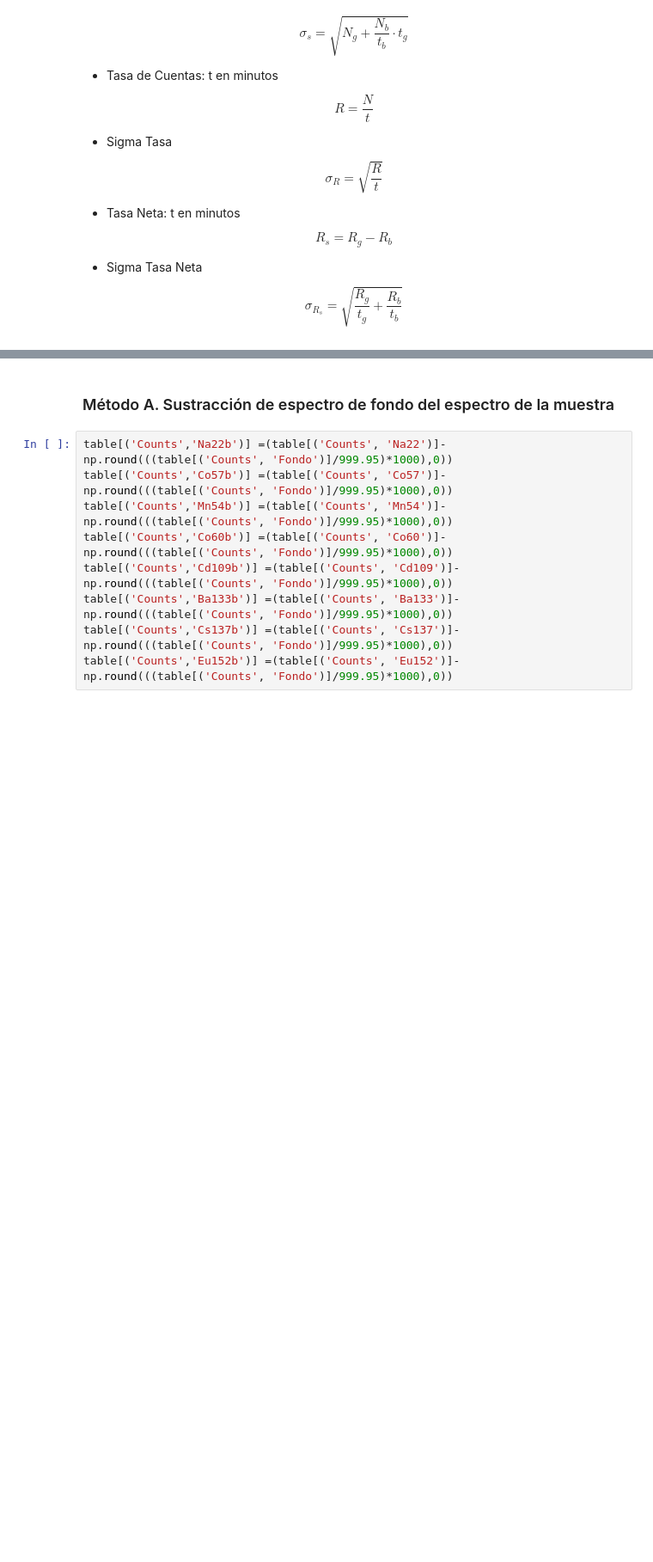
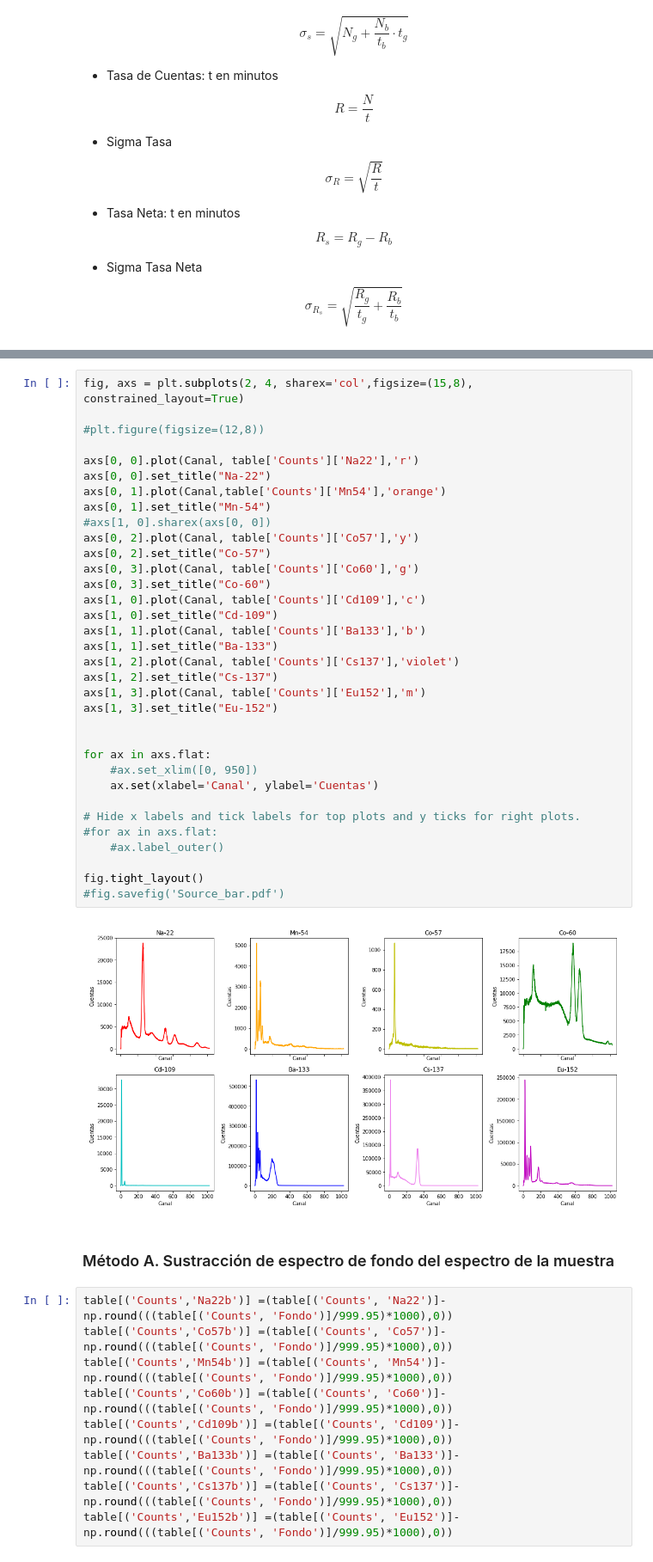
Before and after one commit to andreapy/Well--counter, a Jupyter notebook: Datos-Fondo.ipynb, the cells around one changed output, grey strips where cells are left out. Shown at 86% size. Cells and saved outputs as stored; diff of their text form; blank space fills up the shorter version.

```diff
--- a/Datos-Fondo.ipynb
+++ b/Datos-Fondo.ipynb
@@ -206,3 +206,39 @@ table = df.pivot(index ='Channel',columns ='RN')
+# %%
+fig, axs = plt.subplots(2, 4, sharex='col',figsize=(15,8), constrained_layout=True)
+
+#plt.figure(figsize=(12,8))
+
+axs[0, 0].plot(Canal, table['Counts']['Na22'],'r')
+axs[0, 0].set_title("Na-22")
+axs[0, 1].plot(Canal,table['Counts']['Mn54'],'orange')
+axs[0, 1].set_title("Mn-54")
+#axs[1, 0].sharex(axs[0, 0])
+axs[0, 2].plot(Canal, table['Counts']['Co57'],'y')
+axs[0, 2].set_title("Co-57")
+axs[0, 3].plot(Canal, table['Counts']['Co60'],'g')
+axs[0, 3].set_title("Co-60")
+axs[1, 0].plot(Canal, table['Counts']['Cd109'],'c')
+axs[1, 0].set_title("Cd-109")
+axs[1, 1].plot(Canal, table['Counts']['Ba133'],'b')
+axs[1, 1].set_title("Ba-133")
+axs[1, 2].plot(Canal, table['Counts']['Cs137'],'violet')
+axs[1, 2].set_title("Cs-137")
+axs[1, 3].plot(Canal, table['Counts']['Eu152'],'m')
+axs[1, 3].set_title("Eu-152")
+
+
+for ax in axs.flat:
+    #ax.set_xlim([0, 950])
+    ax.set(xlabel='Canal', ylabel='Cuentas')
+
+# Hide x labels and tick labels for top plots and y ticks for right plots.
+#for ax in axs.flat:
+    #ax.label_outer()
+
+fig.tight_layout()
+#fig.savefig('Source_bar.pdf')
+# %% [output]
+[figure, added]
 # %% [markdown]
 ### Método A. Sustracción de espectro de fondo del espectro de la muestra
 # %%
```
Also changed, not shown: parts of 10 cells of this notebook, 18 other files.
